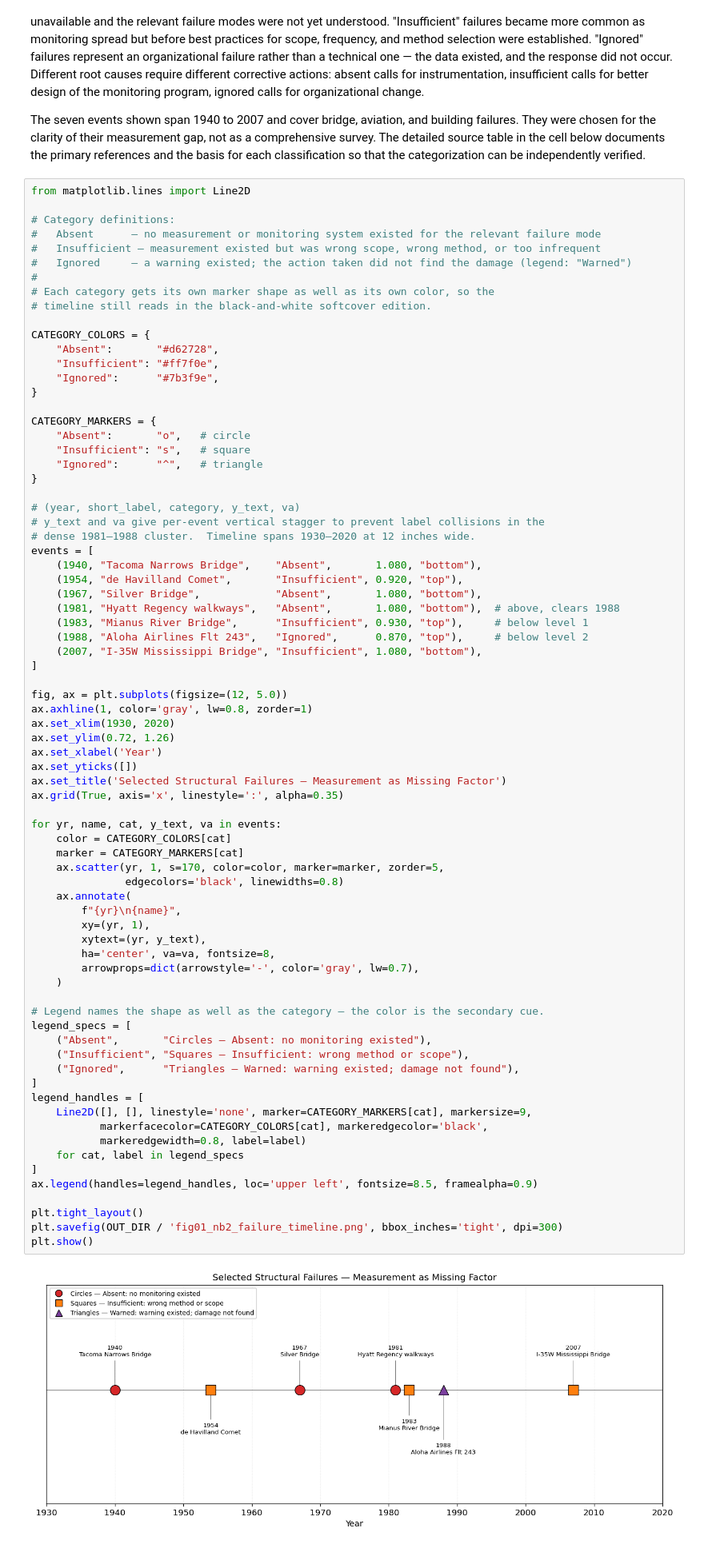
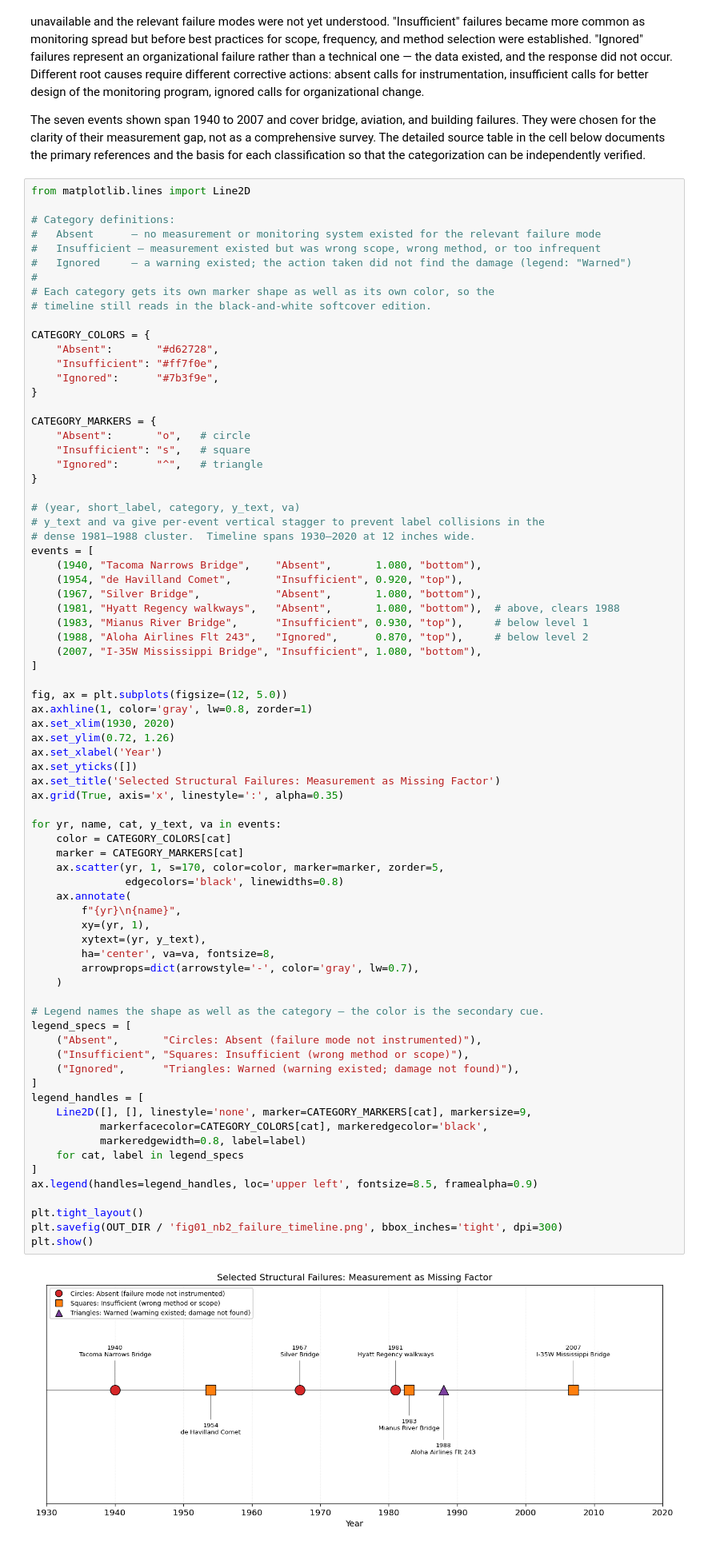
Before and after one commit to mike-bower/modern-strain-gage-technology-notebooks, a Jupyter notebook: notebooks/ch01_engineering_accountability.ipynb, the cells around one changed output. Shown at 80% size. Drawn from its saved outputs; the diff is of its cells as text.

```diff
--- a/notebooks/ch01_engineering_accountability.ipynb
+++ b/notebooks/ch01_engineering_accountability.ipynb
@@ -193,41 +193,41 @@ ax.set_xlim(1930, 2020)
 ax.set_ylim(0.72, 1.26)
 ax.set_xlabel('Year')
 ax.set_yticks([])
-ax.set_title('Selected Structural Failures — Measurement as Missing Factor')
+ax.set_title('Selected Structural Failures: Measurement as Missing Factor')
 ax.grid(True, axis='x', linestyle=':', alpha=0.35)
 
 for yr, name, cat, y_text, va in events:
     color = CATEGORY_COLORS[cat]
     marker = CATEGORY_MARKERS[cat]
     ax.scatter(yr, 1, s=170, color=color, marker=marker, zorder=5,
                edgecolors='black', linewidths=0.8)
     ax.annotate(
         f"{yr}\n{name}",
         xy=(yr, 1),
         xytext=(yr, y_text),
         ha='center', va=va, fontsize=8,
         arrowprops=dict(arrowstyle='-', color='gray', lw=0.7),
     )
 
 # Legend names the shape as well as the category — the color is the secondary cue.
 legend_specs = [
-    ("Absent",       "Circles — Absent: no monitoring existed"),
-    ("Insufficient", "Squares — Insufficient: wrong method or scope"),
-    ("Ignored",      "Triangles — Warned: warning existed; damage not found"),
+    ("Absent",       "Circles: Absent (failure mode not instrumented)"),
+    ("Insufficient", "Squares: Insufficient (wrong method or scope)"),
+    ("Ignored",      "Triangles: Warned (warning existed; damage not found)"),
 ]
 legend_handles = [
     Line2D([], [], linestyle='none', marker=CATEGORY_MARKERS[cat], markersize=9,
            markerfacecolor=CATEGORY_COLORS[cat], markeredgecolor='black',
            markeredgewidth=0.8, label=label)
     for cat, label in legend_specs
 ]
 ax.legend(handles=legend_handles, loc='upper left', fontsize=8.5, framealpha=0.9)
 
 plt.tight_layout()
 plt.savefig(OUT_DIR / 'fig01_nb2_failure_timeline.png', bbox_inches='tight', dpi=300)
 plt.show()
 # %% [output]
-[figure, old version]
+[figure, new version]
 # %% [markdown]
 
 ### Figure 1.2 — Event categorization and sources
```
Also changed, not shown: 5 other files.
